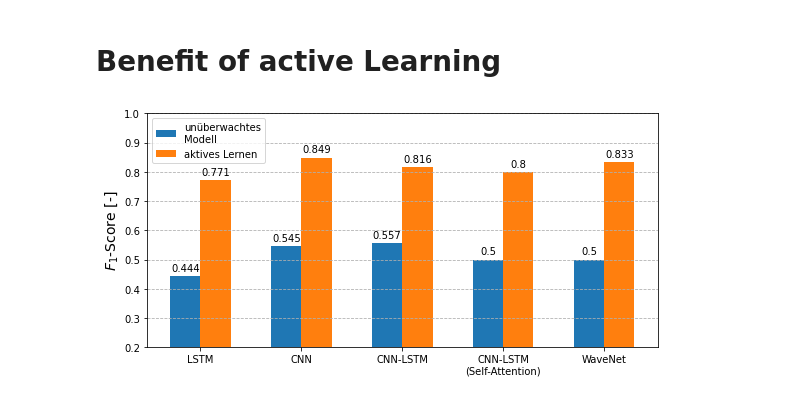
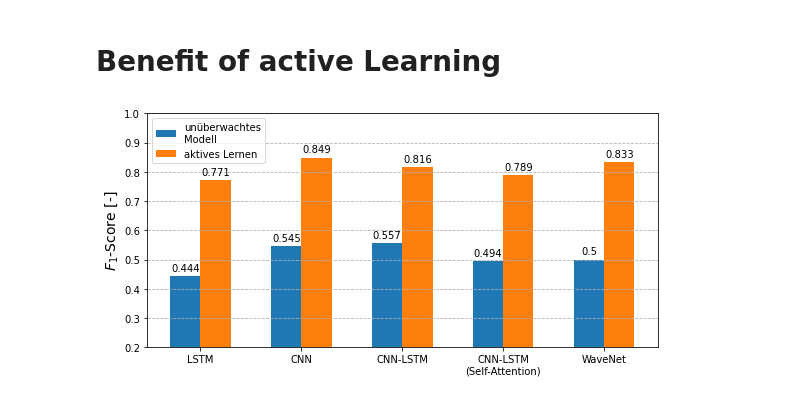
Before and after one commit to dmholtz/deep-anomaly-detection, a Jupyter notebook: figures/active_improvement.ipynb, the cells around one changed output. Saved outputs shown, nothing was run; the diff lists cells and outputs as text; code cells hidden in the pictures.

```diff
--- a/figures/active_improvement.ipynb
+++ b/figures/active_improvement.ipynb
@@ -4,28 +4,28 @@
 import matplotlib.pyplot as plt
 import numpy as np
 # %%
-f1_unsupervised = np.array([0.444, 0.545, 0.557, 0.500, 0.500])
-f1_supervised = np.array([0.771, 0.849, 0.816, 0.800, 0.833])
+f1_unsupervised = np.array([0.444, 0.545, 0.557, 0.494, 0.500])
+f1_supervised = np.array([0.771, 0.849, 0.816, 0.789, 0.833])
 archs = ["LSTM", "CNN", "CNN-LSTM", "CNN-LSTM\n(Self-Attention)", "WaveNet"]
 x = np.arange(len(archs))
 
 fig, ax = plt.subplots(figsize=(8,4))
 
 width=0.3
 rect1 = ax.bar(x-width/2, f1_unsupervised, width=width, label='unüberwachtes\nModell')
 rect2 = ax.bar(x+width/2, f1_supervised, width=width, label='aktives Lernen')
 ax.grid(which='major', axis='y', linestyle='--')
 ax.set_xticks(x)
 ax.set_xticklabels(archs)
 ax.set_ylim([0.2, 1])
 ax.set_ylabel(r'$F_1$-Score [-]', fontsize=14)
 ax.legend(loc='upper left')
 
 ax.bar_label(rect1, padding=3)
 ax.bar_label(rect2, padding=3)
 
 fig.tight_layout()
 
 fig.savefig('active_improvement.pdf', bbox_inches='tight')
 # %% [output]
-[figure, old version]
+[figure, new version]
```
Also changed, not shown: 4 other files.
